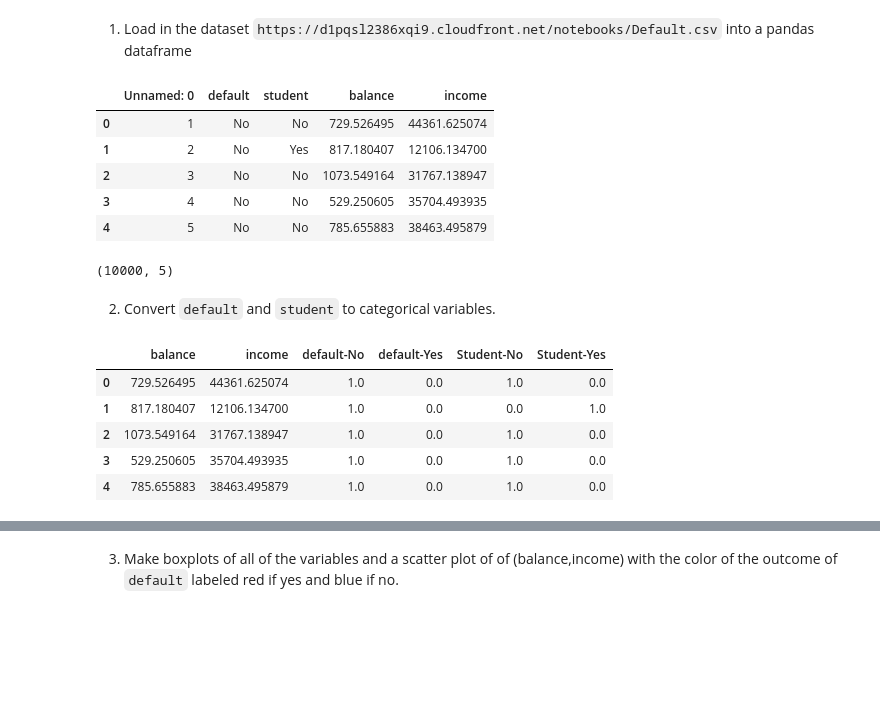
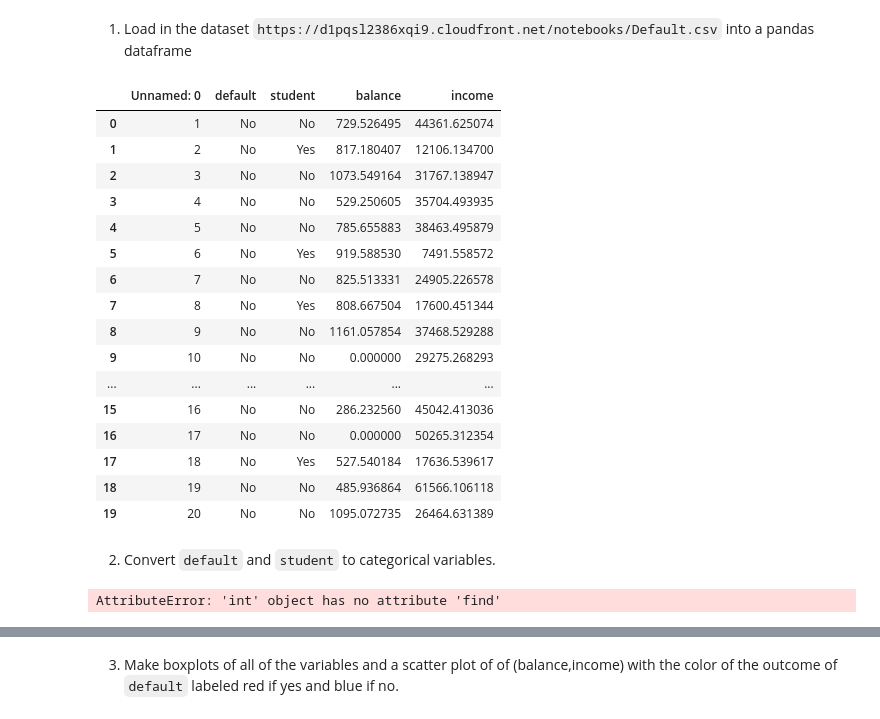
Before and after one commit to Columbia-Intro-Data-Science/python-introduction-LingxiangYu, a Jupyter notebook: LY2305_HW3.ipynb, the cells around one changed output, grey strips where cells are left out. Drawn from its saved outputs; the diff is of its cells as text; code cells hidden in the pictures; blank space fills up the shorter version.

```diff
--- a/LY2305_HW3.ipynb
+++ b/LY2305_HW3.ipynb
@@ -13,30 +13,37 @@ from sklearn.metrics import roc_curve, auc
 dataset = urllib2.urlopen('https://d1pqsl2386xqi9.cloudfront.net/notebooks/Default.csv')
 data = pd.read_csv(dataset)
 # %%
-data.head()
+data.head(n=20)
 # %% [output]
 |  | Unnamed: 0 | default | student | balance | income |
 | 0 | 1 | No | No | 729.526495 | 44361.625074 |
 | 1 | 2 | No | Yes | 817.180407 | 12106.134700 |
 | 2 | 3 | No | No | 1073.549164 | 31767.138947 |
 | 3 | 4 | No | No | 529.250605 | 35704.493935 |
 | 4 | 5 | No | No | 785.655883 | 38463.495879 |
+| 5 | 6 | No | Yes | 919.588530 | 7491.558572 |
+| 6 | 7 | No | No | 825.513331 | 24905.226578 |
+| 7 | 8 | No | Yes | 808.667504 | 17600.451344 |
+| 8 | 9 | No | No | 1161.057854 | 37468.529288 |
+| 9 | 10 | No | No | 0.000000 | 29275.268293 |
+| ... | ... | ... | ... | ... | ... |
+| 15 | 16 | No | No | 286.232560 | 45042.413036 |
+| 16 | 17 | No | No | 0.000000 | 50265.312354 |
+| 17 | 18 | No | Yes | 527.540184 | 17636.539617 |
+| 18 | 19 | No | No | 485.936864 | 61566.106118 |
+| 19 | 20 | No | No | 1095.072735 | 26464.631389 |
-# %%
-data.shape
-# %% [output]
-(10000, 5)
 # %% [markdown]
 2) Convert `default` and `student` to categorical variables.
-# %%
-df_default = pd.get_dummies(data['default'])
-df_student = pd.get_dummies(data['student'])
-data_final = pd.concat([data[['balance','income']],df_default,df_student],axis=1)
-data_final.columns = ['balance','income','default-No','default-Yes','Student-No','Student-Yes']
-data_final.head()
-# %% [output]
-|  | balance | income | default-No | default-Yes | Student-No | Student-Yes |
-| 0 | 729.526495 | 44361.625074 | 1.0 | 0.0 | 1.0 | 0.0 |
-| 1 | 817.180407 | 12106.134700 | 1.0 | 0.0 | 0.0 | 1.0 |
-| 2 | 1073.549164 | 31767.138947 | 1.0 | 0.0 | 1.0 | 0.0 |
-| 3 | 529.250605 | 35704.493935 | 1.0 | 0.0 | 1.0 | 0.0 |
-| 4 | 785.655883 | 38463.495879 | 1.0 | 0.0 | 1.0 | 0.0 |
+# %%
+def get_y(y):
+    if y.find("No")>-1:
+        return 0
+    else:
+        return 1
+
+data_temp = data
+
+data_temp['default'] = data_temp['default'].apply(lambda y: get_y(y))
+data_temp['student'] = data_temp['student'].apply(lambda y: get_y(y))
+# %% [output]
+AttributeError: 'int' object has no attribute 'find'
```
Also changed, not shown: parts of 12 cells of this notebook.
